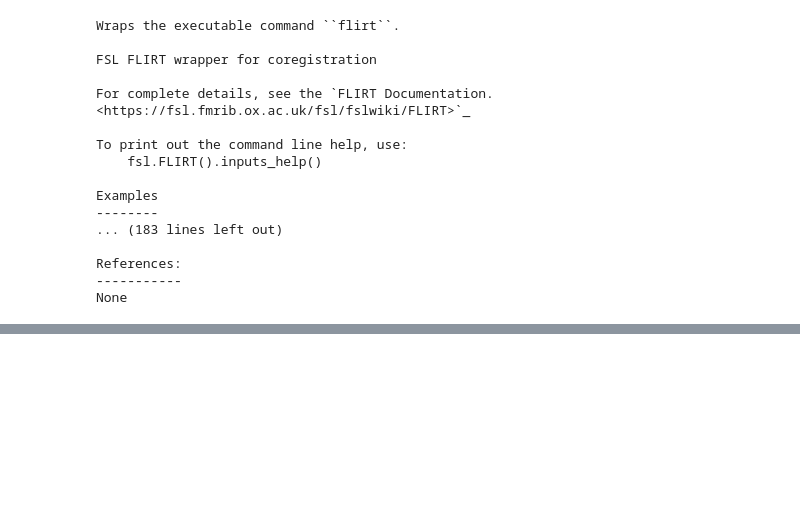
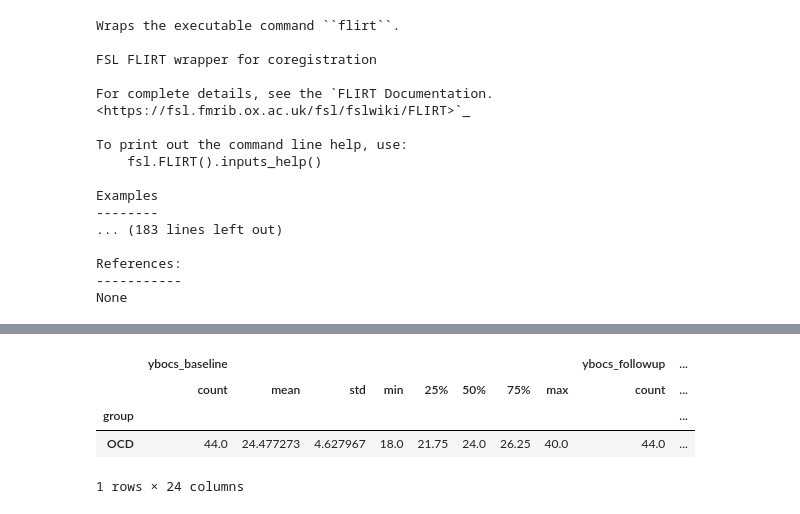
Before and after one commit to XiaoqianXiao/OCD_RO1, a Jupyter notebook: try.ipynb, the cells around one changed output, grey strips where cells are left out. Cells and saved outputs as stored; diff of their text form; code cells hidden in the pictures; blank space fills up the shorter version.

```diff
--- a/try.ipynb
+++ b/try.ipynb
@@ -166,0 +205,8 @@ extract_pcc_roi(networks_file)
+# %%
+df_merged.groupby('group').describe()
+# %% [output]
+|  | ybocs_baseline |  |  |  |  |  |  |  | ybocs_followup | ... |
+|  | count | mean | std | min | 25% | 50% | 75% | max | count | ... |
+| group |  |  |  |  |  |  |  |  |  | ... |
+| OCD | 44.0 | 24.477273 | 4.627967 | 18.0 | 21.75 | 24.0 | 26.25 | 40.0 | 44.0 | ... |
+1 rows × 24 columns
```
Also changed, not shown: parts of 6 cells of this notebook, 2 other files.
